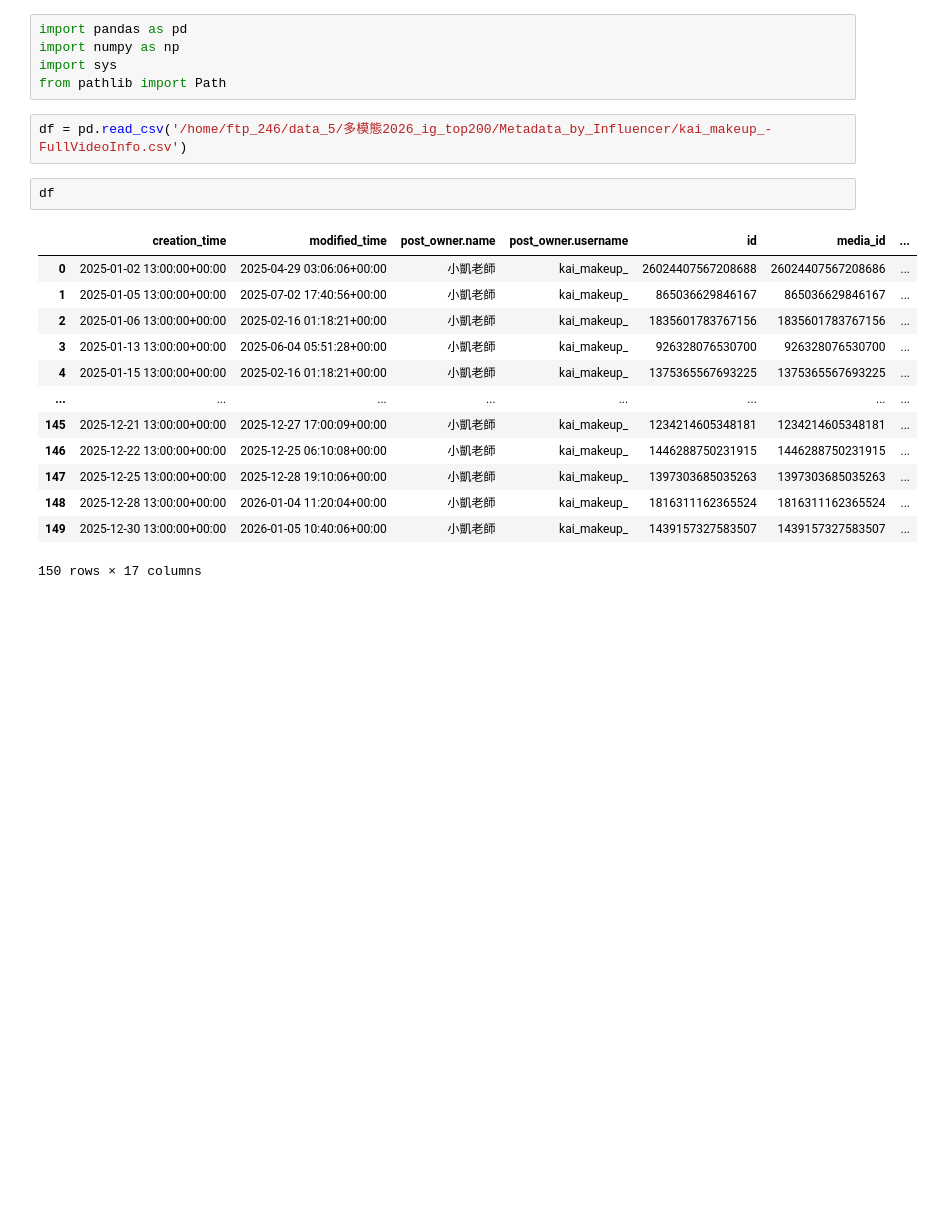
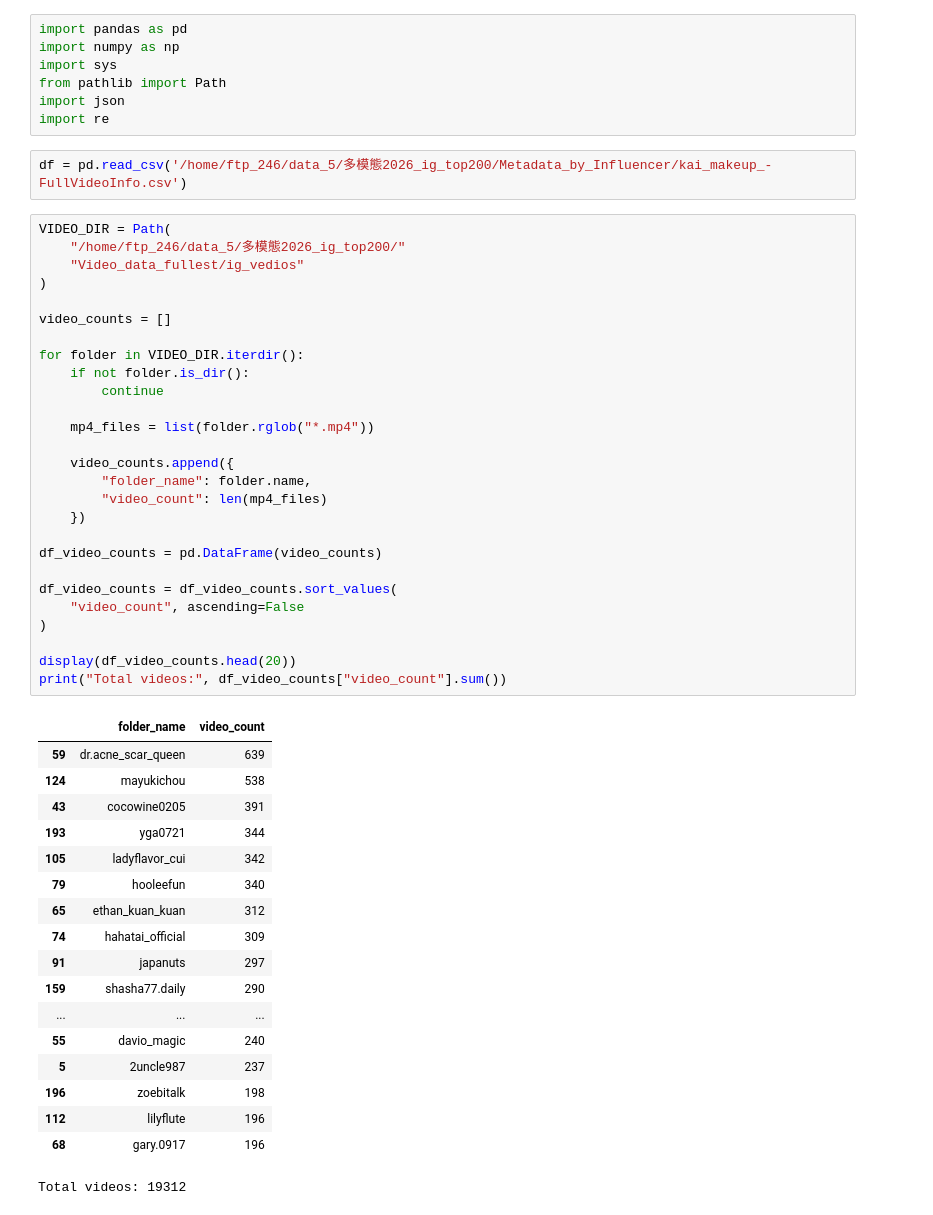
Before and after one commit to ying-tzu-dai/Multimodal_SPoD_Video, a Jupyter notebook: scripts/data_exploration.ipynb, the cells around one changed output. Cells and saved outputs as stored; diff of their text form; blank space fills up the shorter version.

Commit message:
Checked data quality

```diff
--- a/scripts/data_exploration.ipynb
+++ b/scripts/data_exploration.ipynb
@@ -3,21 +3,53 @@ import pandas as pd
 import numpy as np
 import sys
 from pathlib import Path
+import json
+import re
 # %%
 df = pd.read_csv('/home/ftp_246/data_5/多模態2026_ig_top200/Metadata_by_Influencer/kai_makeup_-FullVideoInfo.csv')
 # %%
-df
+VIDEO_DIR = Path(
+    "/home/ftp_246/data_5/多模態2026_ig_top200/"
+    "Video_data_fullest/ig_vedios"
+)
+
+video_counts = []
+
+for folder in VIDEO_DIR.iterdir():
+    if not folder.is_dir():
+        continue
+
+    mp4_files = list(folder.rglob("*.mp4"))
+
+    video_counts.append({
+        "folder_name": folder.name,
+        "video_count": len(mp4_files)
+    })
+
+df_video_counts = pd.DataFrame(video_counts)
+
+df_video_counts = df_video_counts.sort_values(
+    "video_count", ascending=False
+)
+
+display(df_video_counts.head(20))
+print("Total videos:", df_video_counts["video_count"].sum())
 # %% [output]
-|  | creation_time | modified_time | post_owner.name | post_owner.username | id | media_id | ... |
-| 0 | 2025-01-02 13:00:00+00:00 | 2025-04-29 03:06:06+00:00 | 小凱老師 | kai_makeup_ | 26024407567208688 | 26024407567208686 | ... |
-| 1 | 2025-01-05 13:00:00+00:00 | 2025-07-02 17:40:56+00:00 | 小凱老師 | kai_makeup_ | 865036629846167 | 865036629846167 | ... |
-| 2 | 2025-01-06 13:00:00+00:00 | 2025-02-16 01:18:21+00:00 | 小凱老師 | kai_makeup_ | 1835601783767156 | 1835601783767156 | ... |
-| 3 | 2025-01-13 13:00:00+00:00 | 2025-06-04 05:51:28+00:00 | 小凱老師 | kai_makeup_ | 926328076530700 | 926328076530700 | ... |
-| 4 | 2025-01-15 13:00:00+00:00 | 2025-02-16 01:18:21+00:00 | 小凱老師 | kai_makeup_ | 1375365567693225 | 1375365567693225 | ... |
-| ... | ... | ... | ... | ... | ... | ... | ... |
-| 145 | 2025-12-21 13:00:00+00:00 | 2025-12-27 17:00:09+00:00 | 小凱老師 | kai_makeup_ | 1234214605348181 | 1234214605348181 | ... |
-| 146 | 2025-12-22 13:00:00+00:00 | 2025-12-25 06:10:08+00:00 | 小凱老師 | kai_makeup_ | 1446288750231915 | 1446288750231915 | ... |
-| 147 | 2025-12-25 13:00:00+00:00 | 2025-12-28 19:10:06+00:00 | 小凱老師 | kai_makeup_ | 1397303685035263 | 1397303685035263 | ... |
-| 148 | 2025-12-28 13:00:00+00:00 | 2026-01-04 11:20:04+00:00 | 小凱老師 | kai_makeup_ | 1816311162365524 | 1816311162365524 | ... |
-| 149 | 2025-12-30 13:00:00+00:00 | 2026-01-05 10:40:06+00:00 | 小凱老師 | kai_makeup_ | 1439157327583507 | 1439157327583507 | ... |
+|  | folder_name | video_count |
+| 59 | dr.acne_scar_queen | 639 |
+| 124 | mayukichou | 538 |
+| 43 | cocowine0205 | 391 |
+| 193 | yga0721 | 344 |
+| 105 | ladyflavor_cui | 342 |
+| 79 | hooleefun | 340 |
+| 65 | ethan_kuan_kuan | 312 |
+| 74 | hahatai_official | 309 |
+| 91 | japanuts | 297 |
+| 159 | shasha77.daily | 290 |
+| ... | ... | ... |
+| 55 | davio_magic | 240 |
+| 5 | 2uncle987 | 237 |
+| 196 | zoebitalk | 198 |
+| 112 | lilyflute | 196 |
+| 68 | gary.0917 | 196 |
-150 rows × 17 columns
+Total videos: 19312
```
Also changed, not shown: parts of 7 cells of this notebook.
